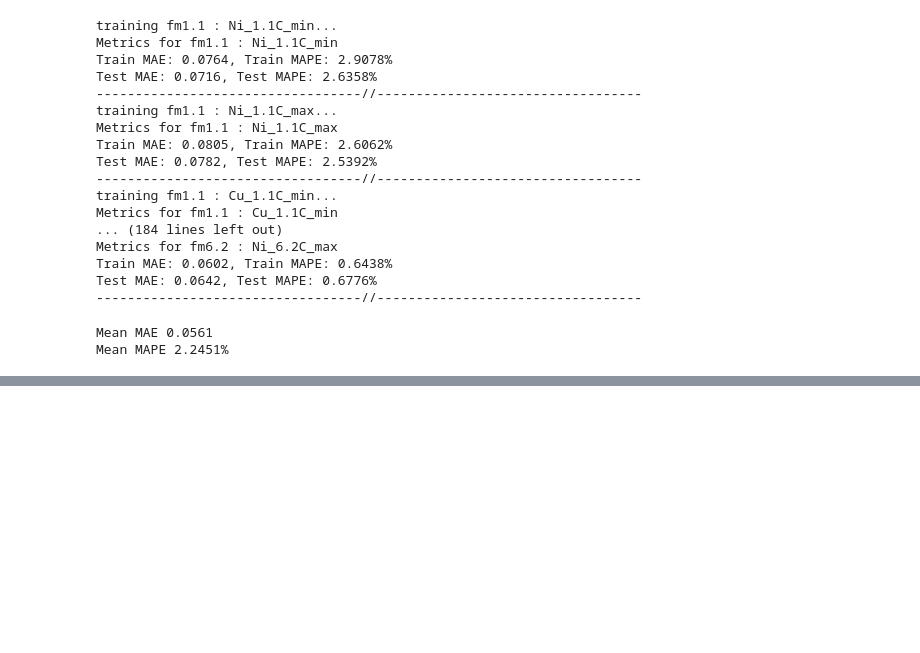
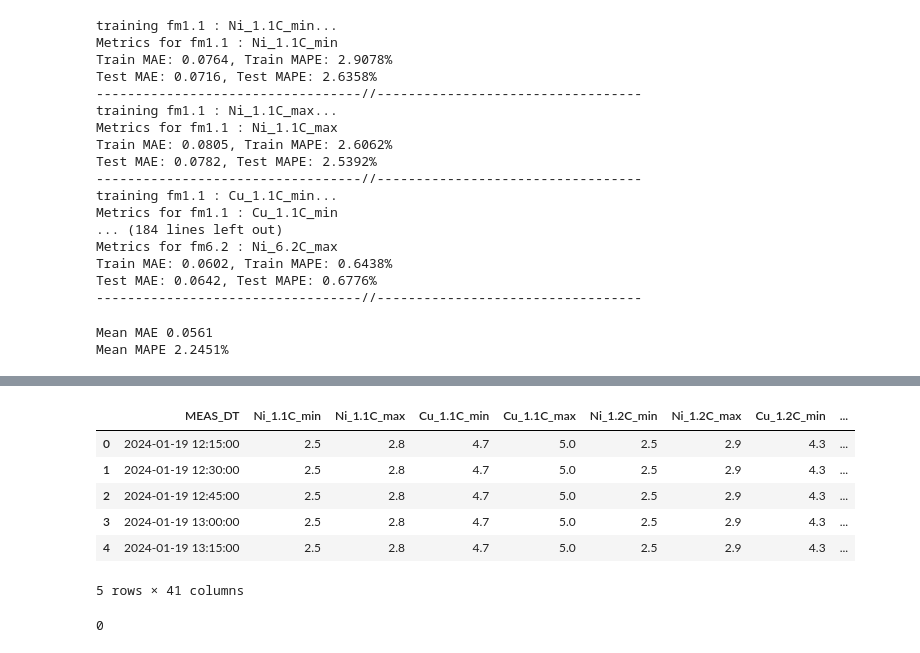
Before and after one commit to fkurushin/Norilskiy-Nickel-Hackathon, a Jupyter notebook: 3.baseline+interactions.ipynb, the cells around one changed output, grey strips where cells are left out. Saved outputs shown, nothing was run; the diff lists cells and outputs as text; code cells hidden in the pictures; blank space fills up the shorter version.

```diff
--- a/3.baseline+interactions.ipynb
+++ b/3.baseline+interactions.ipynb
@@ -126,0 +184,57 @@ Mean MAPE 2.2451%
+# %%
+import re
+import math
+
+increments = {
+    'Ni_1.*C': 0.1,
+    'Cu_1.*C': 0.1,
+    'Cu_2.*T': 0.01,
+    'Cu_3.*T': 0.05,
+    'Ni_4.*T': 0.01,
+    'Ni_4.*C': 0.05,
+    'Ni_5.*T': 0.01,
+    'Ni_5.*C': 0.05,
+    'Ni_6.*T': 0.01,
+    'Ni_6.*C': 0.05
+}
+
+def round_up(value, increment):
+    if value:
+        return math.ceil(value / increment) * increment
+    else:
+        return value
+
+def round_down(value, increment):
+    if value:
+        return math.floor(value / increment) * increment
+    else:
+        return value
+
+
+for column in test_dataframe.columns:
+    if len(column) > 6:
+        increment = column[:5] + "*" + column[6]
+        if increment in increments:
+            increment = increments[column[:5] + "*" + column[6]]
+            if column.endswith("min"):
+                test_dataframe[column] = test_dataframe[column].apply(round_down, args=(increment,))
+            elif column.endswith("max"):
+                test_dataframe[column] = test_dataframe[column].apply(round_up, args=(increment,))
+            else:
+                continue
+        else:
+            continue
+# %%
+test_dataframe.head()
+# %% [output]
+|  | MEAS_DT | Ni_1.1C_min | Ni_1.1C_max | Cu_1.1C_min | Cu_1.1C_max | Ni_1.2C_min | Ni_1.2C_max | Cu_1.2C_min | ... |
+| 0 | 2024-01-19 12:15:00 | 2.5 | 2.8 | 4.7 | 5.0 | 2.5 | 2.9 | 4.3 | ... |
+| 1 | 2024-01-19 12:30:00 | 2.5 | 2.8 | 4.7 | 5.0 | 2.5 | 2.9 | 4.3 | ... |
+| 2 | 2024-01-19 12:45:00 | 2.5 | 2.8 | 4.7 | 5.0 | 2.5 | 2.9 | 4.3 | ... |
+| 3 | 2024-01-19 13:00:00 | 2.5 | 2.8 | 4.7 | 5.0 | 2.5 | 2.9 | 4.3 | ... |
+| 4 | 2024-01-19 13:15:00 | 2.5 | 2.8 | 4.7 | 5.0 | 2.5 | 2.9 | 4.3 | ... |
+5 rows × 41 columns
+# %%
+test_dataframe.isna().sum().sum()
+# %% [output]
+0
```
Also changed, not shown: parts of 10 cells of this notebook, 2 other files.
